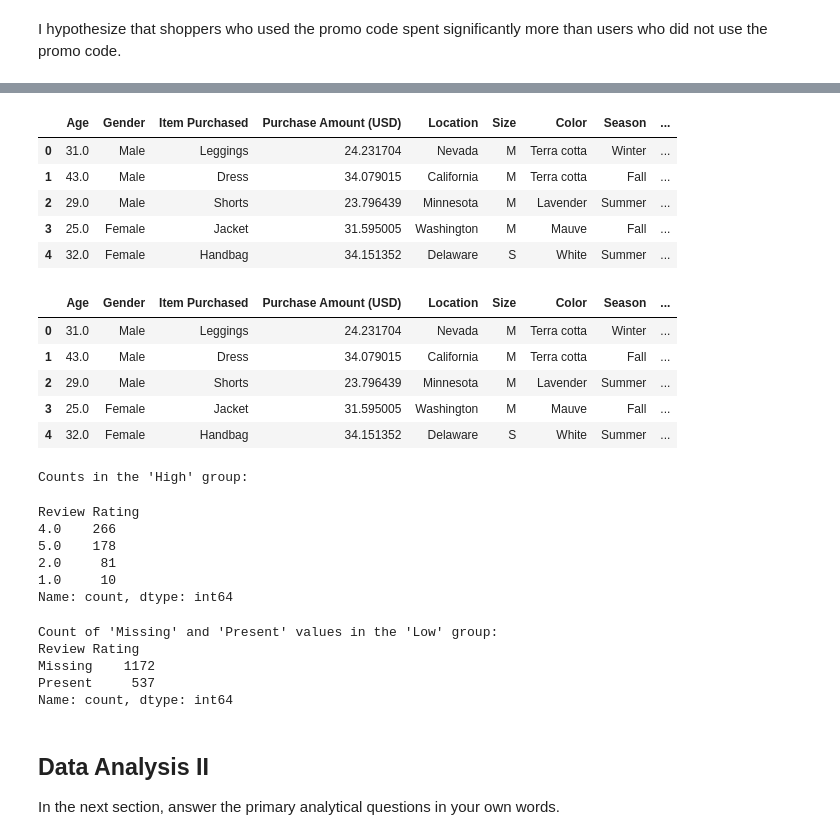
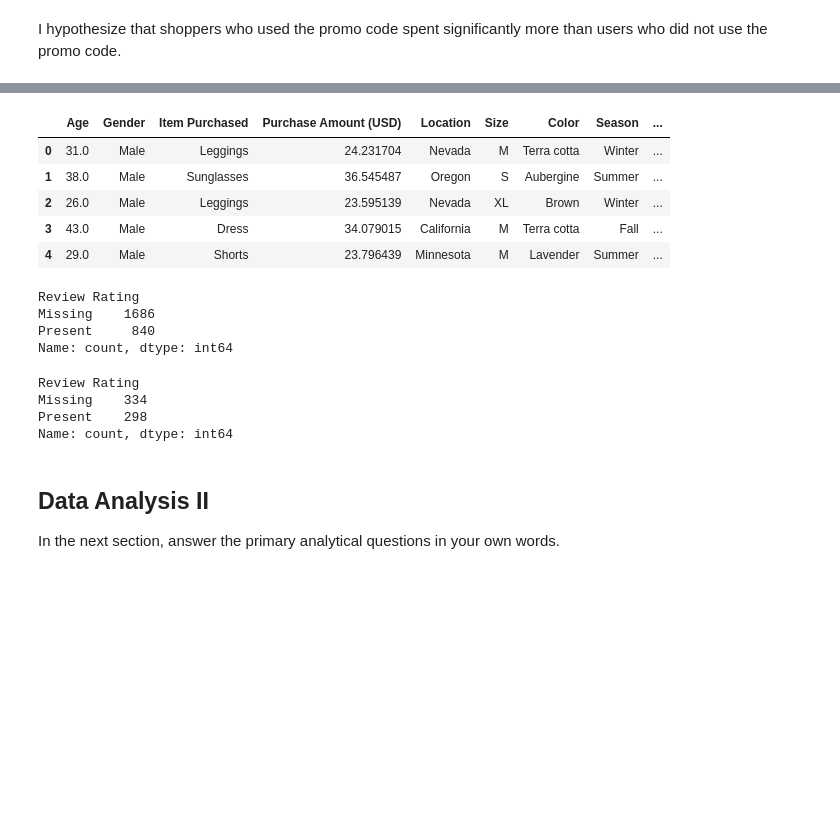
Before and after one commit to adesoyee/shopping-data-lab, a Jupyter notebook: code/03analysis.ipynb, the cells around one changed output, grey strips where cells are left out. Saved outputs shown, nothing was run; the diff lists cells and outputs as text; code cells hidden in the pictures; blank space fills up the shorter version.

```diff
--- a/code/03analysis.ipynb
+++ b/code/03analysis.ipynb
@@ -358,72 +355,42 @@ average_values
 # %%
 # TODO: Create a new column called "Prev Purchase Group" on your original dataframe which seperates your dataframe into
 # two groups of shoppers based on their "Previous Purchases" column using the "pd.cut" method.
 # Ensure that you are only creating 2 "bins" and label these respective bins as ["Low", "High"]
 # Documentation: https://pandas.pydata.org/docs/reference/api/pandas.cut.html
 
-bin_edges = [-float('inf'), df['Previous Purchases'].median(), float('inf')]
-
-bin_labels = ['Low', 'High']
-
-df['Prev Purchase Group'] = pd.cut(df['Previous Purchases'], bins=bin_edges, labels=bin_labels, include_lowest=True)
-
-df.head()
+df_new["Prev_Purchase_Group"]= pd.cut(x= df_new["Previous Purchases"], bins=2, labels=["low", "high"] )
+df_new.head()
 # %% [output]
 |  | Age | Gender | Item Purchased | Purchase Amount (USD) | Location | Size | Color | Season | ... |
 | 0 | 31.0 | Male | Leggings | 24.231704 | Nevada | M | Terra cotta | Winter | ... |
-| 1 | 43.0 | Male | Dress | 34.079015 | California | M | Terra cotta | Fall | ... |
-| 2 | 29.0 | Male | Shorts | 23.796439 | Minnesota | M | Lavender | Summer | ... |
-| 3 | 25.0 | Female | Jacket | 31.595005 | Washington | M | Mauve | Fall | ... |
-| 4 | 32.0 | Female | Handbag | 34.151352 | Delaware | S | White | Summer | ... |
+| 1 | 38.0 | Male | Sunglasses | 36.545487 | Oregon | S | Aubergine | Summer | ... |
+| 2 | 26.0 | Male | Leggings | 23.595139 | Nevada | XL | Brown | Winter | ... |
+| 3 | 43.0 | Male | Dress | 34.079015 | California | M | Terra cotta | Fall | ... |
+| 4 | 29.0 | Male | Shorts | 23.796439 | Minnesota | M | Lavender | Summer | ... |
 # %%
 # TODO: Using the "value_counts" function, count how many Missing & Present values are in the "Low" group
 # Display this value for analysis
 # Documentation: https://pandas.pydata.org/docs/reference/api/pandas.Series.value_counts.html
 # Hint: You will have to use Boolean Indexing
 
-bin_edges = [-float('inf'), df['Previous Purchases'].median(), float('inf')]
-
-bin_labels = ['Low', 'High']
-
-df['Prev Purchase Group'] = pd.cut(df['Previous Purchases'], bins=bin_edges, labels=bin_labels, include_lowest=True)
-
-df.head()
+df_new[df_new["Prev_Purchase_Group"]=="low"]["Review Rating"].value_counts()
 # %% [output]
-|  | Age | Gender | Item Purchased | Purchase Amount (USD) | Location | Size | Color | Season | ... |
-| 0 | 31.0 | Male | Leggings | 24.231704 | Nevada | M | Terra cotta | Winter | ... |
-| 1 | 43.0 | Male | Dress | 34.079015 | California | M | Terra cotta | Fall | ... |
-| 2 | 29.0 | Male | Shorts | 23.796439 | Minnesota | M | Lavender | Summer | ... |
-| 3 | 25.0 | Female | Jacket | 31.595005 | Washington | M | Mauve | Fall | ... |
-| 4 | 32.0 | Female | Handbag | 34.151352 | Delaware | S | White | Summer | ... |
+Review Rating
+Missing    1686
+Present     840
+Name: count, dtype: int64
 # %%
 # TODO: Using the "value_counts" function, count how many Missing & Present values are in the "High" group
 # Display this value for analysis
 # Documentation: https://pandas.pydata.org/docs/reference/api/pandas.Series.value_counts.html
 # Hint: You will have to use Boolean Indexing
 
-counts_high_group = df[df['Prev Purchase Group'] == 'High']['Review Rating'].value_counts()
-
-print("Counts in the 'High' group:")
-counts_high_group
+df_new[df_new["Prev_Purchase_Group"]=="high"]["Review Rating"].value_counts()
 # %% [output]
-Counts in the 'High' group:
+Review Rating
+Missing    334
+Present    298
+Name: count, dtype: int64
-Review Rating
-4.0    266
-5.0    178
-2.0     81
-1.0     10
-Name: count, dtype: int64
-# %%
-low_group = df[df['Prev Purchase Group'] == 'Low']
-count_low_group = low_group['Review Rating'].value_counts()
-print("Count of 'Missing' and 'Present' values in the 'Low' group:")
-print(count_low_group)
-# %% [output]
-Count of 'Missing' and 'Present' values in the 'Low' group:
-Review Rating
-Missing    1172
-Present     537
-Name: count, dtype: int64
 # %% [markdown]
 ## Data Analysis II
 
```
Also changed, not shown: parts of 18 cells of this notebook, 3 other files.
